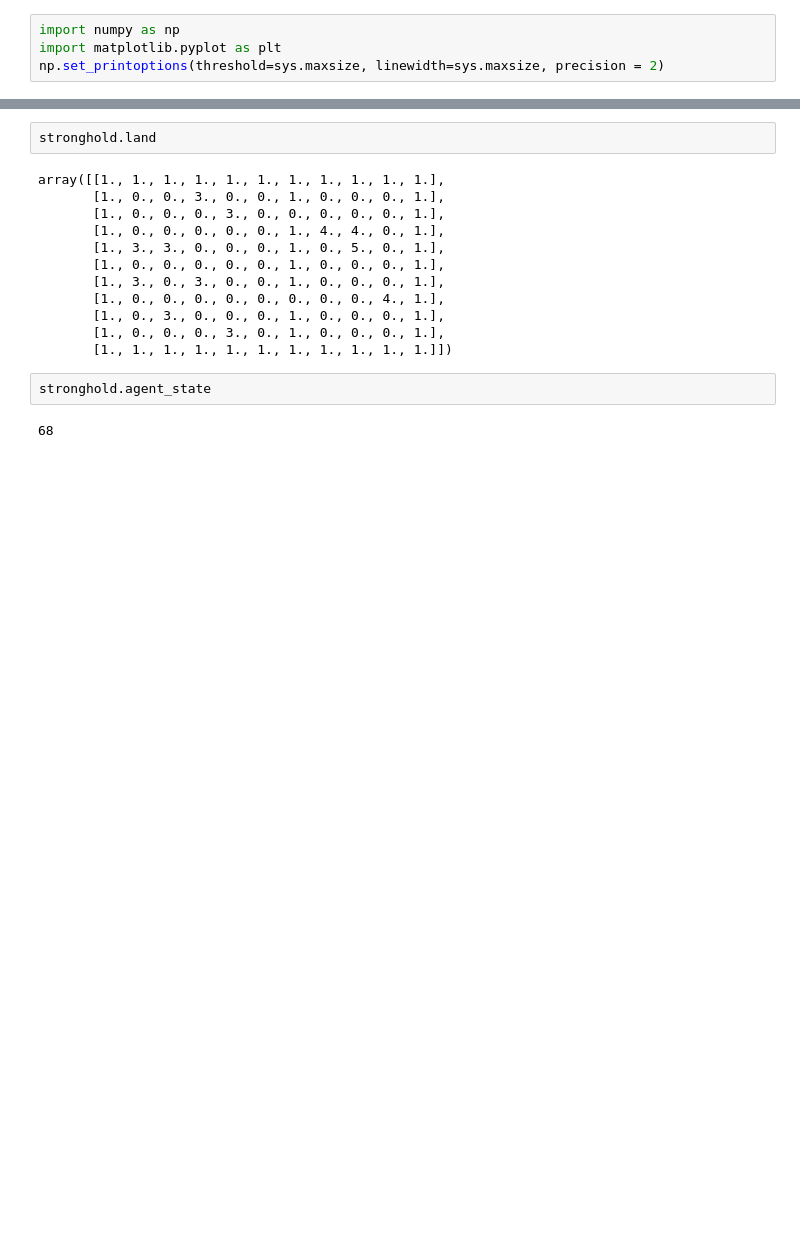
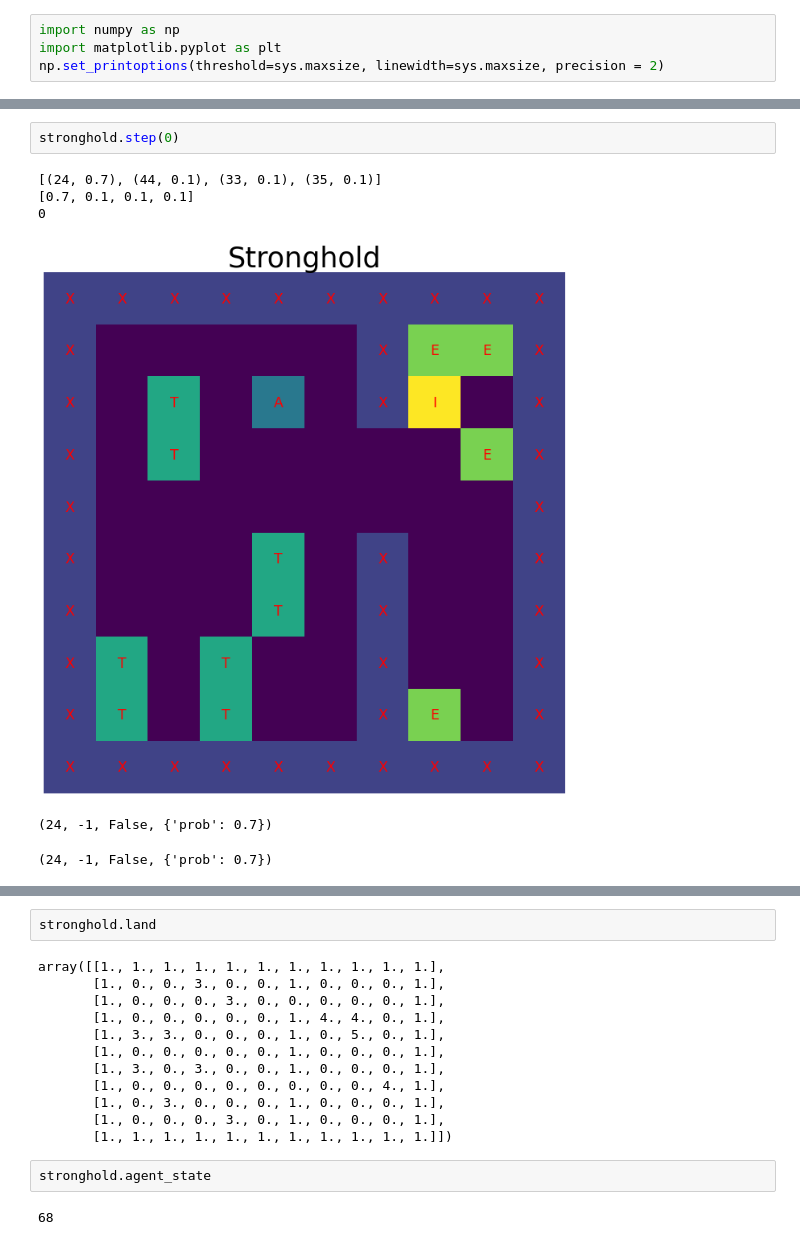
Before and after one commit to Assassinsarms/Stronghold-MDP-Q-learning-in-Stronghold-Environment-DDPG-in-Lunar-Lander, a Jupyter notebook: Aaron_Mir_INM707_Task1.ipynb, the cells around one changed output, grey strips where cells are left out. Saved outputs shown, nothing was run; the diff lists cells and outputs as text; blank space fills up the shorter version.

```diff
--- a/Aaron_Mir_INM707_Task1.ipynb
+++ b/Aaron_Mir_INM707_Task1.ipynb
@@ -343,0 +357,9 @@ stronghold.getSuccessors(stronghold.agent_state, 0)
+# %%
+stronghold.step(0)
+# %% [output]
+[(24, 0.7), (44, 0.1), (33, 0.1), (35, 0.1)]
+[0.7, 0.1, 0.1, 0.1]
+0
+[figure, added]
+(24, -1, False, {'prob': 0.7})
+(24, -1, False, {'prob': 0.7})
```
Also changed, not shown: parts of 18 cells of this notebook.
